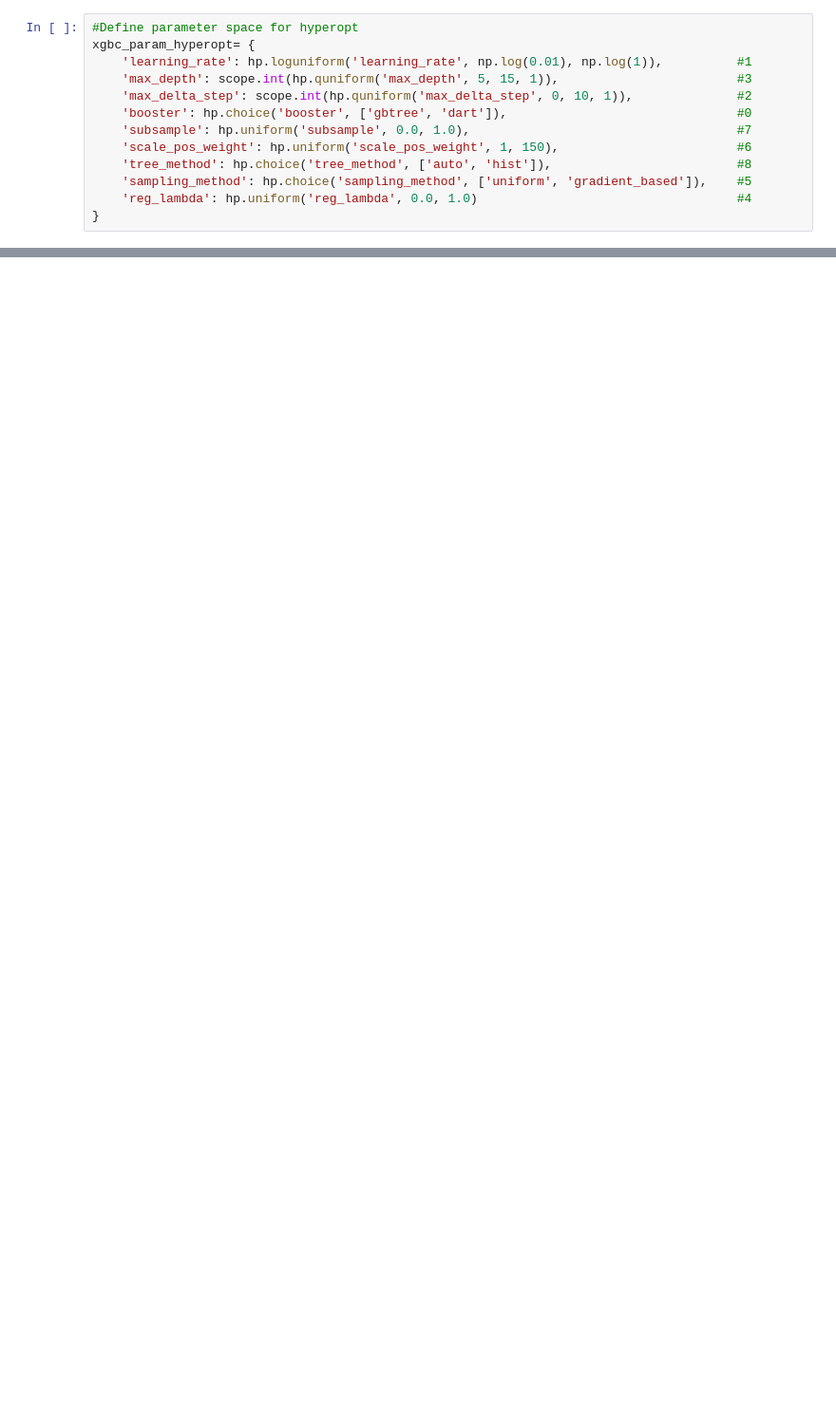
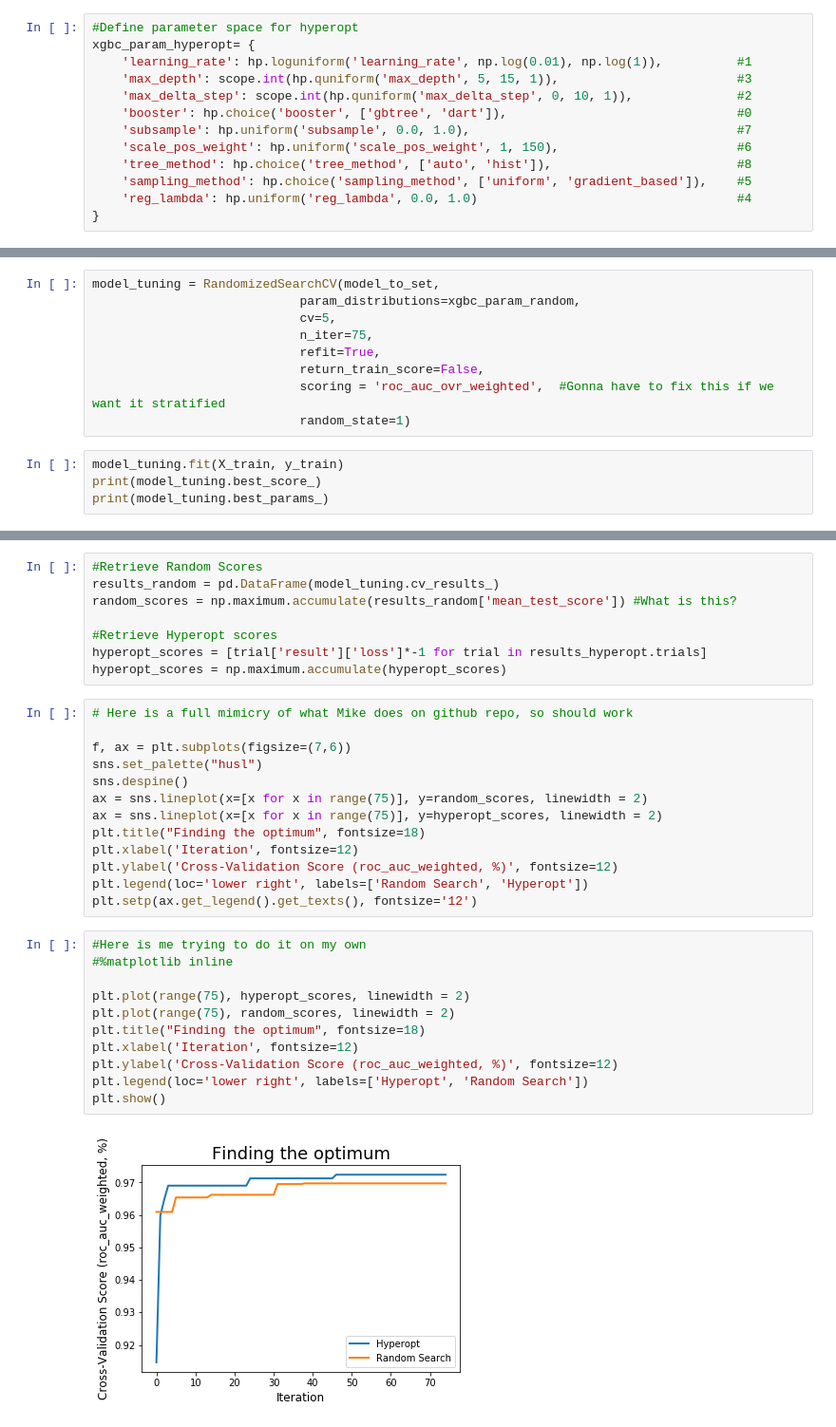
Before and after one commit to Justin92/FAIMS_MachineLearning, a Jupyter notebook: HyperOpt_RandomSearch.ipynb, the cells around one changed output, grey strips where cells are left out. Shown at 95% size. Drawn from its saved outputs; the diff is of its cells as text; blank space fills up the shorter version.

Commit message:
Added plotting and random search for hyperparam optimization

```diff
--- a/HyperOpt_RandomSearch.ipynb
+++ b/HyperOpt_RandomSearch.ipynb
@@ -118,0 +223,13 @@ Parameter combinations evaluated:  30
+# %%
+model_tuning = RandomizedSearchCV(model_to_set,
+                            param_distributions=xgbc_param_random,
+                            cv=5,
+                            n_iter=75,
+                            refit=True,
+                            return_train_score=False,
+                            scoring = 'roc_auc_ovr_weighted',  #Gonna have to fix this if we want it stratified
+                            random_state=1)
+# %%
+model_tuning.fit(X_train, y_train)
+print(model_tuning.best_score_)
+print(model_tuning.best_params_)
@@ -118,0 +245,34 @@ Parameter combinations evaluated:  30
+# %%
+#Retrieve Random Scores
+results_random = pd.DataFrame(model_tuning.cv_results_)
+random_scores = np.maximum.accumulate(results_random['mean_test_score']) #What is this?
+
+#Retrieve Hyperopt scores
+hyperopt_scores = [trial['result']['loss']*-1 for trial in results_hyperopt.trials]
+hyperopt_scores = np.maximum.accumulate(hyperopt_scores)
+# %%
+# Here is a full mimicry of what Mike does on github repo, so should work
+
+f, ax = plt.subplots(figsize=(7,6))
+sns.set_palette("husl")
+sns.despine()
+ax = sns.lineplot(x=[x for x in range(75)], y=random_scores, linewidth = 2)
+ax = sns.lineplot(x=[x for x in range(75)], y=hyperopt_scores, linewidth = 2)
+plt.title("Finding the optimum", fontsize=18)
+plt.xlabel('Iteration', fontsize=12)
+plt.ylabel('Cross-Validation Score (roc_auc_weighted, %)', fontsize=12)
+plt.legend(loc='lower right', labels=['Random Search', 'Hyperopt'])
+plt.setp(ax.get_legend().get_texts(), fontsize='12')
+# %%
+#Here is me trying to do it on my own
+#%matplotlib inline
+
+plt.plot(range(75), hyperopt_scores, linewidth = 2)
+plt.plot(range(75), random_scores, linewidth = 2)
+plt.title("Finding the optimum", fontsize=18)
+plt.xlabel('Iteration', fontsize=12)
+plt.ylabel('Cross-Validation Score (roc_auc_weighted, %)', fontsize=12)
+plt.legend(loc='lower right', labels=['Hyperopt', 'Random Search'])
+plt.show()
+# %% [output]
+[figure, added]
```
Also changed, not shown: parts of 35 cells of this notebook.
